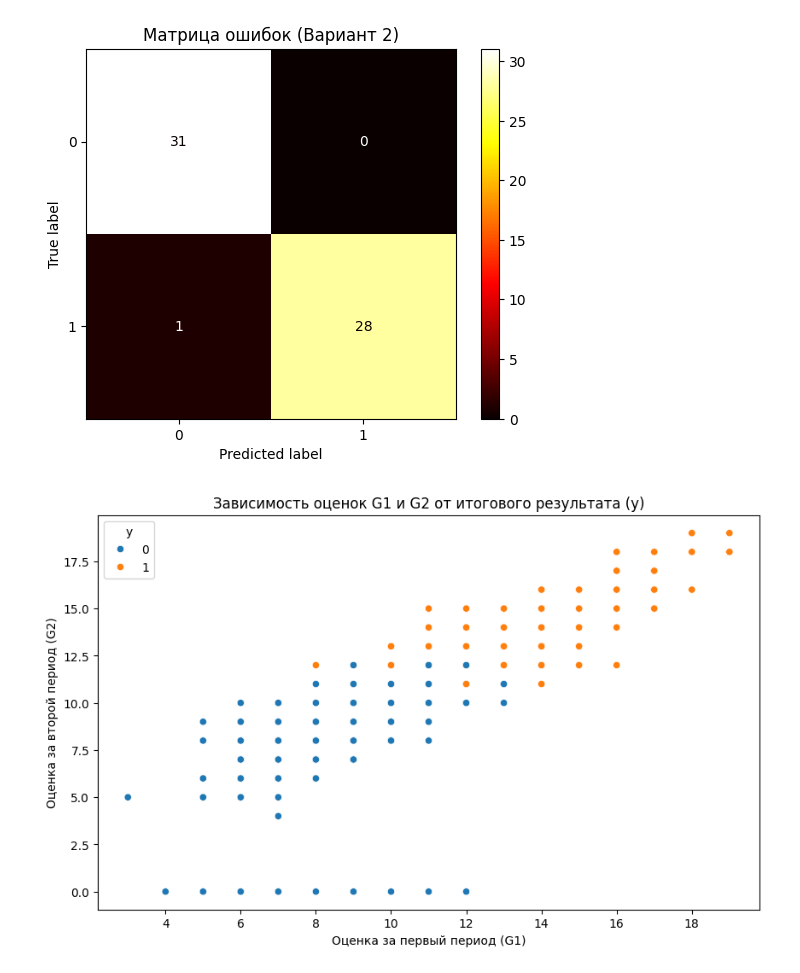
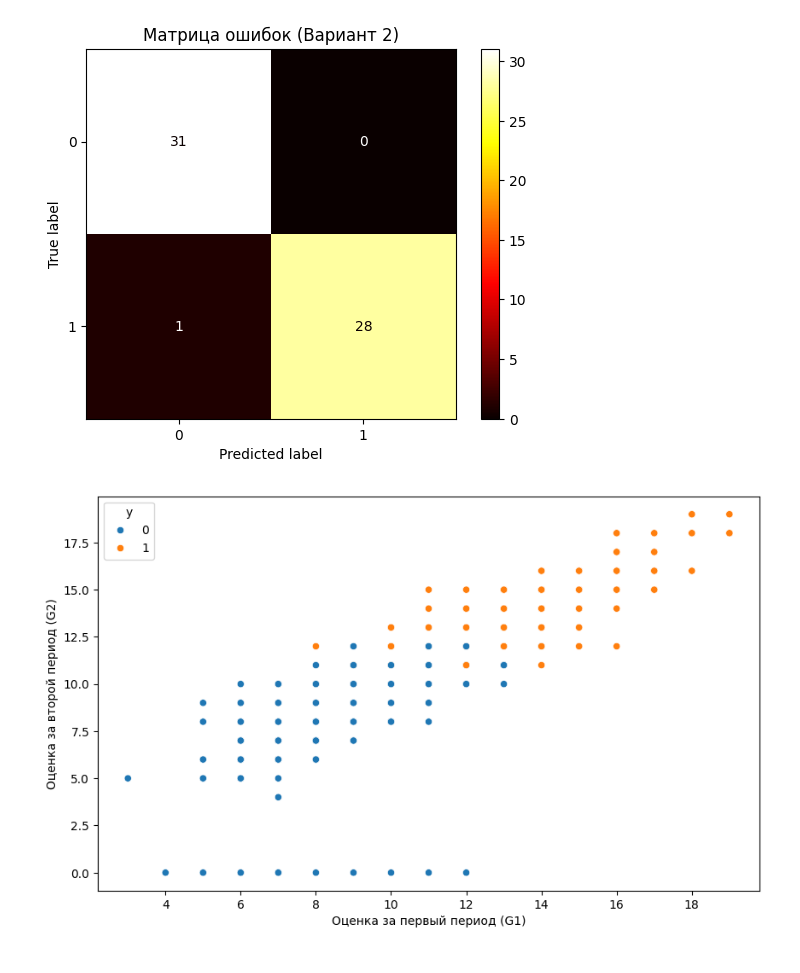
Before and after one commit to noname123920/analiz_dannih, a Jupyter notebook: Untitled6.ipynb, the cells around one changed output. Drawn from its saved outputs; the diff is of its cells as text; code cells hidden in the pictures.

```diff
--- a/Untitled6.ipynb
+++ b/Untitled6.ipynb
@@ -150,9 +150,8 @@ plt.show()
 # %%
 plt.figure(figsize=(10, 6))
 sns.scatterplot(data=df2_num, x='G1', y='G2', hue='y')
-plt.title('Зависимость оценок G1 и G2 от итогового результата (y)')
 plt.xlabel('Оценка за первый период (G1)')
 plt.ylabel('Оценка за второй период (G2)')
 plt.show()
 # %% [output]
-[figure, old version]
+[figure, new version]
```
